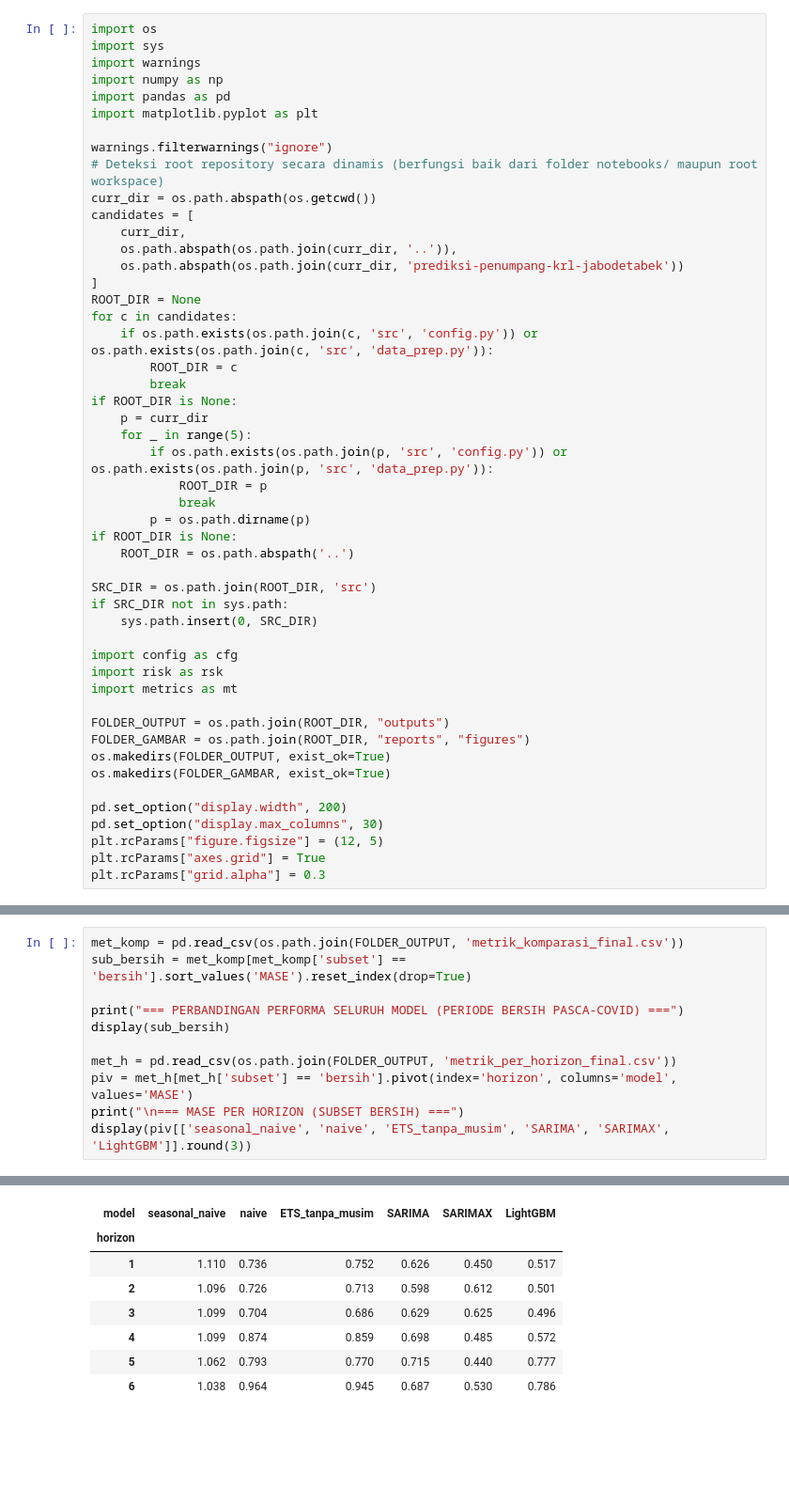
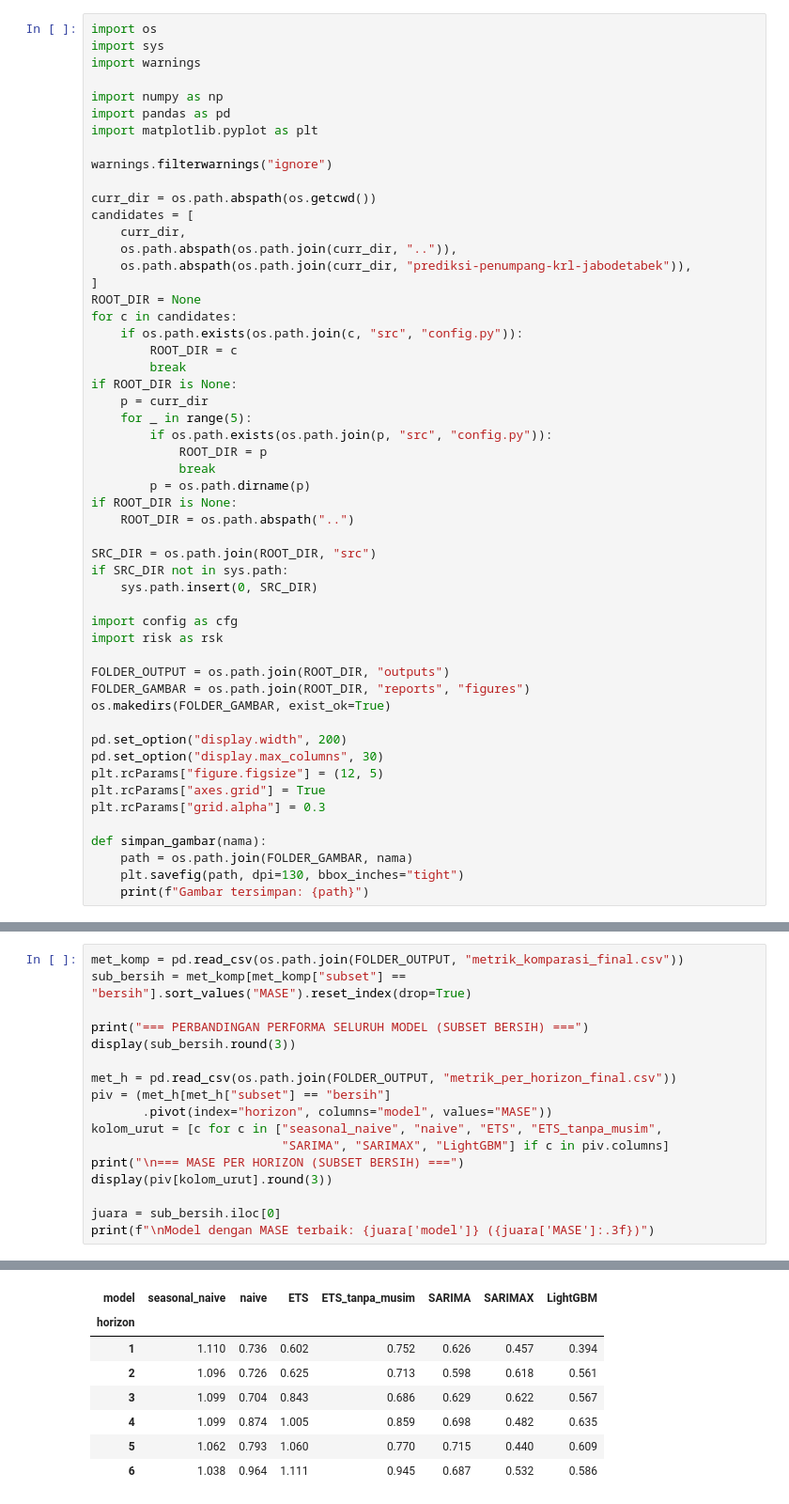
Before and after one commit to LeandroJovan/prediksi-penumpang-krl-jabodetabek, a Jupyter notebook: notebooks/06_evaluasi_risiko.ipynb, the cells around one changed output, grey strips where cells are left out. Shown at 94% size. Saved outputs shown, nothing was run; the diff lists cells and outputs as text; blank space fills up the shorter version.

Commit message:
update: notebooks 1 - 6

```diff
--- a/notebooks/06_evaluasi_risiko.ipynb
+++ b/notebooks/06_evaluasi_risiko.ipynb
@@ -12,44 +23,43 @@ Notebook ini merupakan tahap integrasi sistem cerdas: membandingkan seluruh mode
 import os
 import sys
 import warnings
+
 import numpy as np
 import pandas as pd
 import matplotlib.pyplot as plt
 
 warnings.filterwarnings("ignore")
-# Deteksi root repository secara dinamis (berfungsi baik dari folder notebooks/ maupun root workspace)
+
 curr_dir = os.path.abspath(os.getcwd())
 candidates = [
     curr_dir,
-    os.path.abspath(os.path.join(curr_dir, '..')),
-    os.path.abspath(os.path.join(curr_dir, 'prediksi-penumpang-krl-jabodetabek'))
+    os.path.abspath(os.path.join(curr_dir, "..")),
+    os.path.abspath(os.path.join(curr_dir, "prediksi-penumpang-krl-jabodetabek")),
 ]
 ROOT_DIR = None
 for c in candidates:
-    if os.path.exists(os.path.join(c, 'src', 'config.py')) or os.path.exists(os.path.join(c, 'src', 'data_prep.py')):
+    if os.path.exists(os.path.join(c, "src", "config.py")):
         ROOT_DIR = c
         break
 if ROOT_DIR is None:
     p = curr_dir
     for _ in range(5):
-        if os.path.exists(os.path.join(p, 'src', 'config.py')) or os.path.exists(os.path.join(p, 'src', 'data_prep.py')):
+        if os.path.exists(os.path.join(p, "src", "config.py")):
             ROOT_DIR = p
             break
         p = os.path.dirname(p)
 if ROOT_DIR is None:
-    ROOT_DIR = os.path.abspath('..')
+    ROOT_DIR = os.path.abspath("..")
 
-SRC_DIR = os.path.join(ROOT_DIR, 'src')
+SRC_DIR = os.path.join(ROOT_DIR, "src")
 if SRC_DIR not in sys.path:
     sys.path.insert(0, SRC_DIR)
 
 import config as cfg
 import risk as rsk
-import metrics as mt
 
 FOLDER_OUTPUT = os.path.join(ROOT_DIR, "outputs")
 FOLDER_GAMBAR = os.path.join(ROOT_DIR, "reports", "figures")
-os.makedirs(FOLDER_OUTPUT, exist_ok=True)
 os.makedirs(FOLDER_GAMBAR, exist_ok=True)
 
 pd.set_option("display.width", 200)
@@ -57,3 +67,8 @@ pd.set_option("display.max_columns", 30)
 plt.rcParams["figure.figsize"] = (12, 5)
 plt.rcParams["axes.grid"] = True
 plt.rcParams["grid.alpha"] = 0.3
+
+def simpan_gambar(nama):
+    path = os.path.join(FOLDER_GAMBAR, nama)
+    plt.savefig(path, dpi=130, bbox_inches="tight")
+    print(f"Gambar tersimpan: {path}")
@@ -63,12 +80,18 @@ Menilai performa 6 model yang telah diuji melalui rolling-origin backtest.
 # %%
-met_komp = pd.read_csv(os.path.join(FOLDER_OUTPUT, 'metrik_komparasi_final.csv'))
-sub_bersih = met_komp[met_komp['subset'] == 'bersih'].sort_values('MASE').reset_index(drop=True)
+met_komp = pd.read_csv(os.path.join(FOLDER_OUTPUT, "metrik_komparasi_final.csv"))
+sub_bersih = met_komp[met_komp["subset"] == "bersih"].sort_values("MASE").reset_index(drop=True)
 
-print("=== PERBANDINGAN PERFORMA SELURUH MODEL (PERIODE BERSIH PASCA-COVID) ===")
-display(sub_bersih)
+print("=== PERBANDINGAN PERFORMA SELURUH MODEL (SUBSET BERSIH) ===")
+display(sub_bersih.round(3))
 
-met_h = pd.read_csv(os.path.join(FOLDER_OUTPUT, 'metrik_per_horizon_final.csv'))
-piv = met_h[met_h['subset'] == 'bersih'].pivot(index='horizon', columns='model', values='MASE')
+met_h = pd.read_csv(os.path.join(FOLDER_OUTPUT, "metrik_per_horizon_final.csv"))
+piv = (met_h[met_h["subset"] == "bersih"]
+       .pivot(index="horizon", columns="model", values="MASE"))
+kolom_urut = [c for c in ["seasonal_naive", "naive", "ETS", "ETS_tanpa_musim",
+                          "SARIMA", "SARIMAX", "LightGBM"] if c in piv.columns]
 print("\n=== MASE PER HORIZON (SUBSET BERSIH) ===")
-display(piv[['seasonal_naive', 'naive', 'ETS_tanpa_musim', 'SARIMA', 'SARIMAX', 'LightGBM']].round(3))
+display(piv[kolom_urut].round(3))
+
+juara = sub_bersih.iloc[0]
+print(f"\nModel dengan MASE terbaik: {juara['model']} ({juara['MASE']:.3f})")
 # %% [output]
@@ -84,9 +107,9 @@ display(piv[['seasonal_naive', 'naive', 'ETS_tanpa_musim', 'SARIMA', 'SARIMAX',
 === MASE PER HORIZON (SUBSET BERSIH) ===
-| model | seasonal_naive | naive | ETS_tanpa_musim | SARIMA | SARIMAX | LightGBM |
-| horizon |  |  |  |  |  |  |
-| 1 | 1.110 | 0.736 | 0.752 | 0.626 | 0.450 | 0.517 |
-| 2 | 1.096 | 0.726 | 0.713 | 0.598 | 0.612 | 0.501 |
-| 3 | 1.099 | 0.704 | 0.686 | 0.629 | 0.625 | 0.496 |
-| 4 | 1.099 | 0.874 | 0.859 | 0.698 | 0.485 | 0.572 |
-| 5 | 1.062 | 0.793 | 0.770 | 0.715 | 0.440 | 0.777 |
-| 6 | 1.038 | 0.964 | 0.945 | 0.687 | 0.530 | 0.786 |
+| model | seasonal_naive | naive | ETS | ETS_tanpa_musim | SARIMA | SARIMAX | LightGBM |
+| horizon |  |  |  |  |  |  |  |
+| 1 | 1.110 | 0.736 | 0.602 | 0.752 | 0.626 | 0.457 | 0.394 |
+| 2 | 1.096 | 0.726 | 0.625 | 0.713 | 0.598 | 0.618 | 0.561 |
+| 3 | 1.099 | 0.704 | 0.843 | 0.686 | 0.629 | 0.622 | 0.567 |
+| 4 | 1.099 | 0.874 | 1.005 | 0.859 | 0.698 | 0.482 | 0.635 |
+| 5 | 1.062 | 0.793 | 1.060 | 0.770 | 0.715 | 0.440 | 0.609 |
+| 6 | 1.038 | 0.964 | 1.111 | 0.945 | 0.687 | 0.532 | 0.586 |
```
Also changed, not shown: parts of 16 cells of this notebook, 5 other files.
